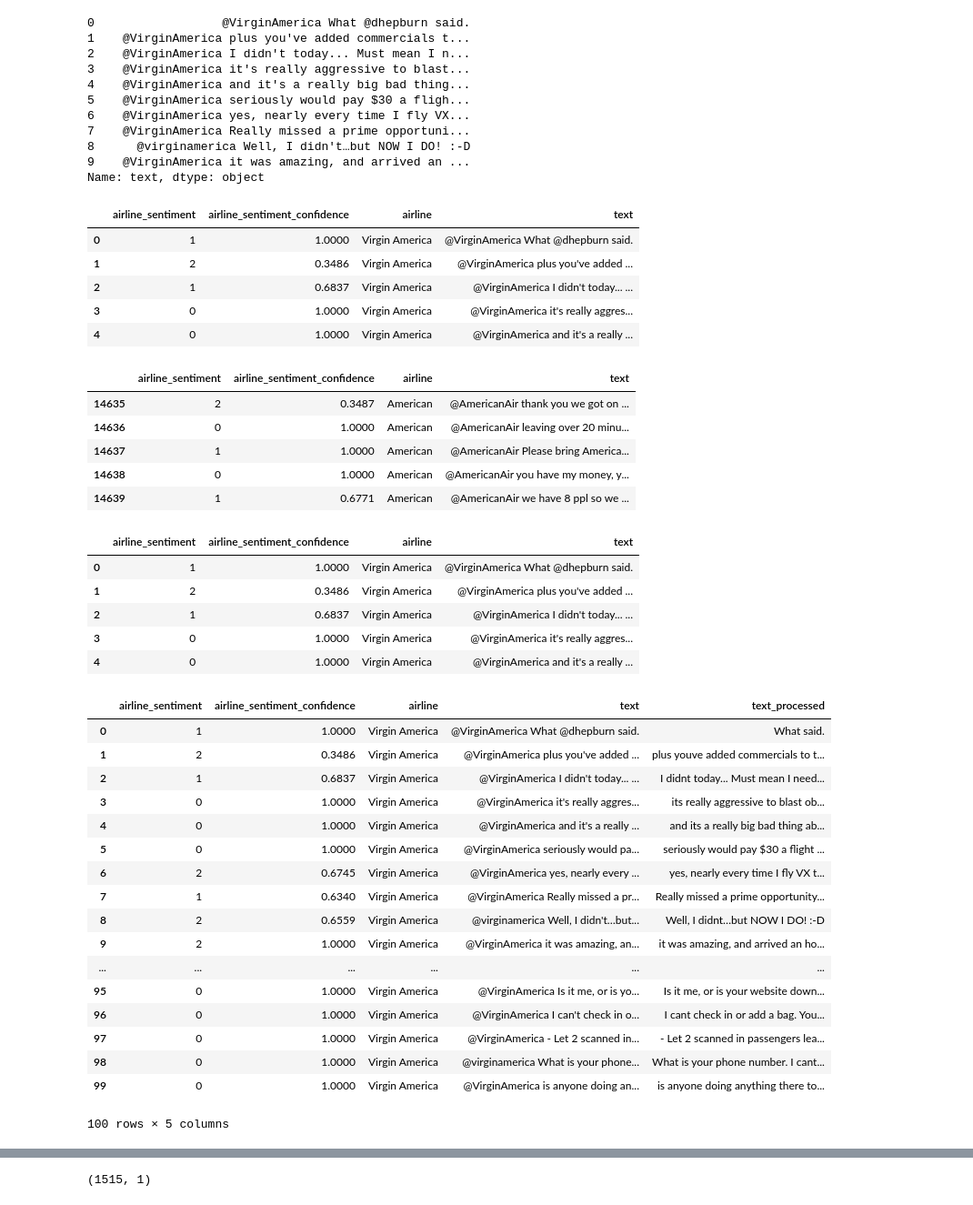
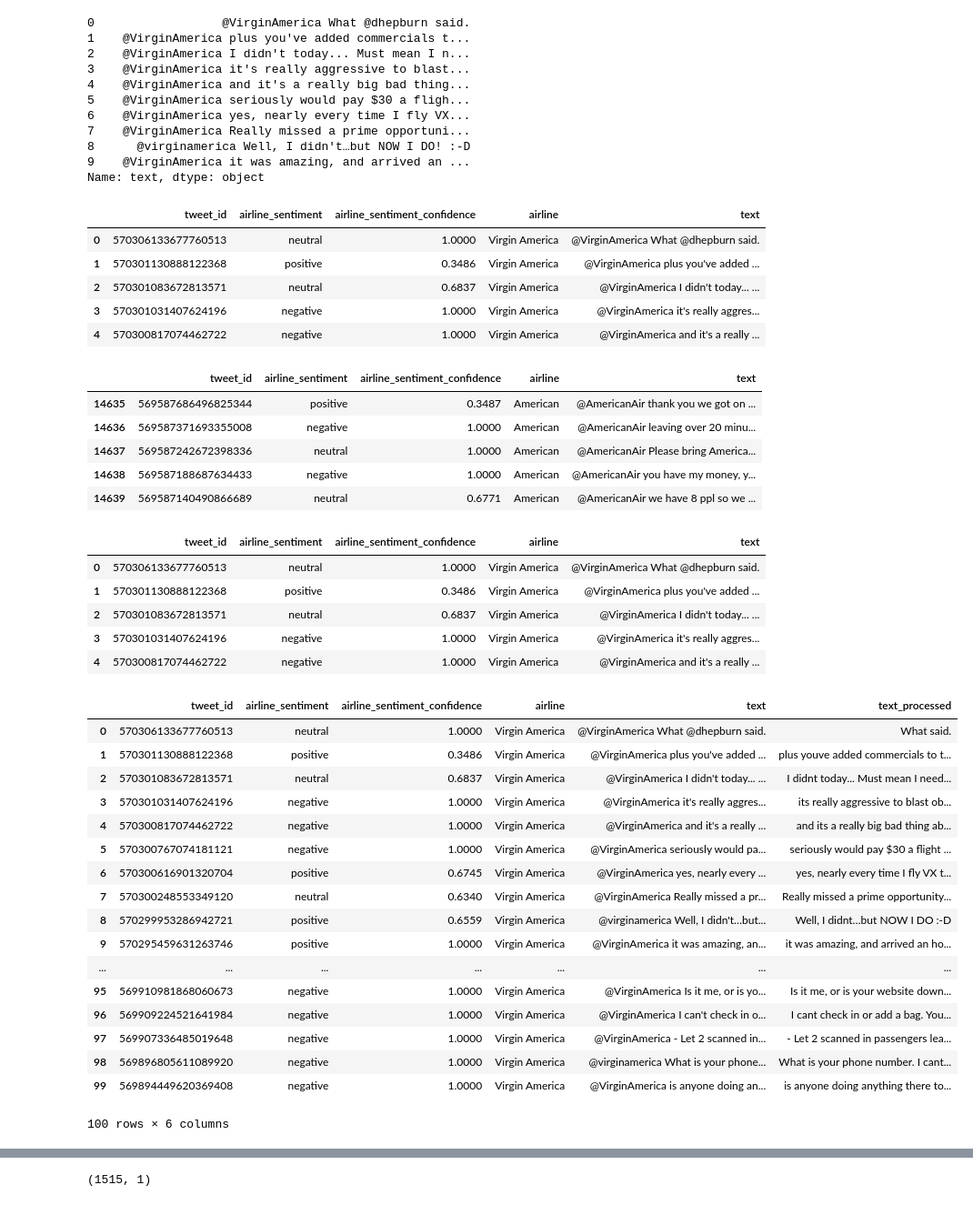
Before and after one commit to roshnivp/Twitter_Sentiment_Analysis, a Jupyter notebook: AirlineSentiment.ipynb, the cells around one changed output, grey strips where cells are left out. Shown at 91% size. Cells and saved outputs as stored; diff of their text form; code cells hidden in the pictures.

```diff
--- a/AirlineSentiment.ipynb
+++ b/AirlineSentiment.ipynb
@@ -102,7 +102,7 @@ air_data.head(5)
 | 3 | 570301031407624196 | negative | 1.0000 | Bad Flight | 0.7033 | Virgin America | ... |
 | 4 | 570300817074462722 | negative | 1.0000 | Can't Tell | 1.0000 | Virgin America | ... |
 # %%
-air_data['airline_sentiment']=air_data.airline_sentiment.map({'negative':0,'neutral':1,'positive':2})
+# air_data['airline_sentiment']=air_data.airline_sentiment.map({'negative':0,'neutral':1,'positive':2})
 # %%
 air_data.head(5)
 # %% [output]
@@ -115,7 +115,7 @@ air_data.head(5)
 # %%
 air_data_modified=air_data
 # %%
-air_data_modified.drop('tweet_id',1,inplace=True)
+# air_data_modified.drop('tweet_id',1,inplace=True)
 # %%
 air_data_modified.drop('negativereason',1,inplace=True)
 # %%
@@ -175,21 +175,21 @@ Name: text, dtype: object
 # %%
 air_data.head()
 # %% [output]
-|  | airline_sentiment | airline_sentiment_confidence | airline | text |
-| 0 | 1 | 1.0000 | Virgin America | @VirginAmerica What @dhepburn said. |
-| 1 | 2 | 0.3486 | Virgin America | @VirginAmerica plus you've added ... |
-| 2 | 1 | 0.6837 | Virgin America | @VirginAmerica I didn't today... ... |
-| 3 | 0 | 1.0000 | Virgin America | @VirginAmerica it's really aggres... |
-| 4 | 0 | 1.0000 | Virgin America | @VirginAmerica and it's a really ... |
+|  | tweet_id | airline_sentiment | airline_sentiment_confidence | airline | text |
+| 0 | 570306133677760513 | neutral | 1.0000 | Virgin America | @VirginAmerica What @dhepburn said. |
+| 1 | 570301130888122368 | positive | 0.3486 | Virgin America | @VirginAmerica plus you've added ... |
+| 2 | 570301083672813571 | neutral | 0.6837 | Virgin America | @VirginAmerica I didn't today... ... |
+| 3 | 570301031407624196 | negative | 1.0000 | Virgin America | @VirginAmerica it's really aggres... |
+| 4 | 570300817074462722 | negative | 1.0000 | Virgin America | @VirginAmerica and it's a really ... |
 # %%
  air_data.tail()
 # %% [output]
-|  | airline_sentiment | airline_sentiment_confidence | airline | text |
-| 14635 | 2 | 0.3487 | American | @AmericanAir thank you we got on ... |
-| 14636 | 0 | 1.0000 | American | @AmericanAir leaving over 20 minu... |
-| 14637 | 1 | 1.0000 | American | @AmericanAir Please bring America... |
-| 14638 | 0 | 1.0000 | American | @AmericanAir you have my money, y... |
-| 14639 | 1 | 0.6771 | American | @AmericanAir we have 8 ppl so we ... |
+|  | tweet_id | airline_sentiment | airline_sentiment_confidence | airline | text |
+| 14635 | 569587686496825344 | positive | 0.3487 | American | @AmericanAir thank you we got on ... |
+| 14636 | 569587371693355008 | negative | 1.0000 | American | @AmericanAir leaving over 20 minu... |
+| 14637 | 569587242672398336 | neutral | 1.0000 | American | @AmericanAir Please bring America... |
+| 14638 | 569587188687634433 | negative | 1.0000 | American | @AmericanAir you have my money, y... |
+| 14639 | 569587140490866689 | neutral | 0.6771 | American | @AmericanAir we have 8 ppl so we ... |
 # %%
 # s={'ourselves','&lt;3','&gt;' ,'hers', 'between', 'yourself', 'but', 'again', 'there', 'about', 'once', 'during', 'out', 'very', 'having', 'with', 'they', 'own', 'an', 'be', 'some', 'for', 'do', 'its', 'yours', 'such', 'into', 'of', 'most', 'itself', 'other', 'off', 'is', 's', 'am', 'or', 'who', 'as', 'from', 'him', 'each', 'the', 'themselves', 'until', 'below', 'are', 'we', 'these', 'your', 'his', 'through', 'don', 'nor', 'me', 'were', 'her', 'more', 'himself', 'this', 'down', 'should', 'our', 'their', 'while', 'above', 'both', 'up', 'to', 'ours', 'had', 'she', 'all', 'no', 'when', 'at', 'any', 'before', 'them', 'same', 'and', 'been', 'have', 'in', 'will', 'on', 'does', 'yourselves', 'then', 'that', 'because', 'what', 'over', 'why', 'so', 'can', 'did', 'not', 'now', 'under', 'he', 'you', 'herself', 'has', 'just', 'where', 'too', 'only', 'myself', 'which', 'those', 'i', 'after', 'few', 'whom', 't', 'being', 'if', 'theirs', 'my', 'against', 'a', 'by', 'doing', 'it', 'how', 'further', 'was', 'here', 'than'}
 # %%
@@ -197,56 +197,57 @@ air_data.head()
 # %%
 air_data.head()
 # %% [output]
-|  | airline_sentiment | airline_sentiment_confidence | airline | text |
-| 0 | 1 | 1.0000 | Virgin America | @VirginAmerica What @dhepburn said. |
-| 1 | 2 | 0.3486 | Virgin America | @VirginAmerica plus you've added ... |
-| 2 | 1 | 0.6837 | Virgin America | @VirginAmerica I didn't today... ... |
-| 3 | 0 | 1.0000 | Virgin America | @VirginAmerica it's really aggres... |
-| 4 | 0 | 1.0000 | Virgin America | @VirginAmerica and it's a really ... |
+|  | tweet_id | airline_sentiment | airline_sentiment_confidence | airline | text |
+| 0 | 570306133677760513 | neutral | 1.0000 | Virgin America | @VirginAmerica What @dhepburn said. |
+| 1 | 570301130888122368 | positive | 0.3486 | Virgin America | @VirginAmerica plus you've added ... |
+| 2 | 570301083672813571 | neutral | 0.6837 | Virgin America | @VirginAmerica I didn't today... ... |
+| 3 | 570301031407624196 | negative | 1.0000 | Virgin America | @VirginAmerica it's really aggres... |
+| 4 | 570300817074462722 | negative | 1.0000 | Virgin America | @VirginAmerica and it's a really ... |
 # %%
 # air_data['cleansed_data'].to_csv('result.csv',index=False)
 # %%
 
 def clean_data(input):
 #     return [i for i in input.lower().split() if i not in s]
     arrays=[]
     for processed in input.split():
         processed=processed.rstrip()
         processed=processed.replace('\"',"")
         processed=processed.replace('\'',"")
         processed=processed.replace('\.',"")
         #     processed=processed.rstrip()
         processed=processed.replace('\#',"")
         processed=processed.replace('\;',"")
         processed=processed.replace('\:',"")
+        processed=processed.replace('!',"")
         processed=re.sub('@[^\s]+','',processed)
         processed=re.sub('((www\.[^\s]+)|(https?://[^\s]+))','',processed)
         arrays.append(processed)
     return ' '.join(arrays)
 # print [y for x in y if y not in list(s)]
 # arrays = pd.DataFrame(arrays)
 # arrays =
 air_data['text_processed'] = air_data['text'].apply(lambda x: clean_data(x))
 air_data.head(100)
 # %% [output]
-|  | airline_sentiment | airline_sentiment_confidence | airline | text | text_processed |
-| 0 | 1 | 1.0000 | Virgin America | @VirginAmerica What @dhepburn said. | What said. |
-| 1 | 2 | 0.3486 | Virgin America | @VirginAmerica plus you've added ... | plus youve added commercials to t... |
-| 2 | 1 | 0.6837 | Virgin America | @VirginAmerica I didn't today... ... | I didnt today... Must mean I need... |
-| 3 | 0 | 1.0000 | Virgin America | @VirginAmerica it's really aggres... | its really aggressive to blast ob... |
-| 4 | 0 | 1.0000 | Virgin America | @VirginAmerica and it's a really ... | and its a really big bad thing ab... |
-| 5 | 0 | 1.0000 | Virgin America | @VirginAmerica seriously would pa... | seriously would pay $30 a flight ... |
-| 6 | 2 | 0.6745 | Virgin America | @VirginAmerica yes, nearly every ... | yes, nearly every time I fly VX t... |
-| 7 | 1 | 0.6340 | Virgin America | @VirginAmerica Really missed a pr... | Really missed a prime opportunity... |
-| 8 | 2 | 0.6559 | Virgin America | @virginamerica Well, I didn't…but... | Well, I didnt…but NOW I DO! :-D |
-| 9 | 2 | 1.0000 | Virgin America | @VirginAmerica it was amazing, an... | it was amazing, and arrived an ho... |
-| ... | ... | ... | ... | ... | ... |
-| 95 | 0 | 1.0000 | Virgin America | @VirginAmerica Is it me, or is yo... | Is it me, or is your website down... |
-| 96 | 0 | 1.0000 | Virgin America | @VirginAmerica I can't check in o... | I cant check in or add a bag. You... |
-| 97 | 0 | 1.0000 | Virgin America | @VirginAmerica - Let 2 scanned in... | - Let 2 scanned in passengers lea... |
-| 98 | 0 | 1.0000 | Virgin America | @virginamerica What is your phone... | What is your phone number. I cant... |
-| 99 | 0 | 1.0000 | Virgin America | @VirginAmerica is anyone doing an... | is anyone doing anything there to... |
+|  | tweet_id | airline_sentiment | airline_sentiment_confidence | airline | text | text_processed |
+| 0 | 570306133677760513 | neutral | 1.0000 | Virgin America | @VirginAmerica What @dhepburn said. | What said. |
+| 1 | 570301130888122368 | positive | 0.3486 | Virgin America | @VirginAmerica plus you've added ... | plus youve added commercials to t... |
+| 2 | 570301083672813571 | neutral | 0.6837 | Virgin America | @VirginAmerica I didn't today... ... | I didnt today... Must mean I need... |
+| 3 | 570301031407624196 | negative | 1.0000 | Virgin America | @VirginAmerica it's really aggres... | its really aggressive to blast ob... |
+| 4 | 570300817074462722 | negative | 1.0000 | Virgin America | @VirginAmerica and it's a really ... | and its a really big bad thing ab... |
+| 5 | 570300767074181121 | negative | 1.0000 | Virgin America | @VirginAmerica seriously would pa... | seriously would pay $30 a flight ... |
+| 6 | 570300616901320704 | positive | 0.6745 | Virgin America | @VirginAmerica yes, nearly every ... | yes, nearly every time I fly VX t... |
+| 7 | 570300248553349120 | neutral | 0.6340 | Virgin America | @VirginAmerica Really missed a pr... | Really missed a prime opportunity... |
+| 8 | 570299953286942721 | positive | 0.6559 | Virgin America | @virginamerica Well, I didn't…but... | Well, I didnt…but NOW I DO :-D |
+| 9 | 570295459631263746 | positive | 1.0000 | Virgin America | @VirginAmerica it was amazing, an... | it was amazing, and arrived an ho... |
+| ... | ... | ... | ... | ... | ... | ... |
+| 95 | 569910981868060673 | negative | 1.0000 | Virgin America | @VirginAmerica Is it me, or is yo... | Is it me, or is your website down... |
+| 96 | 569909224521641984 | negative | 1.0000 | Virgin America | @VirginAmerica I can't check in o... | I cant check in or add a bag. You... |
+| 97 | 569907336485019648 | negative | 1.0000 | Virgin America | @VirginAmerica - Let 2 scanned in... | - Let 2 scanned in passengers lea... |
+| 98 | 569896805611089920 | negative | 1.0000 | Virgin America | @virginamerica What is your phone... | What is your phone number. I cant... |
+| 99 | 569894449620369408 | negative | 1.0000 | Virgin America | @VirginAmerica is anyone doing an... | is anyone doing anything there to... |
-100 rows × 5 columns
+100 rows × 6 columns
 # %%
 air_data.tail(100)
 # %% [output]
```
Also changed, not shown: parts of 20 cells of this notebook, 1 other file.
